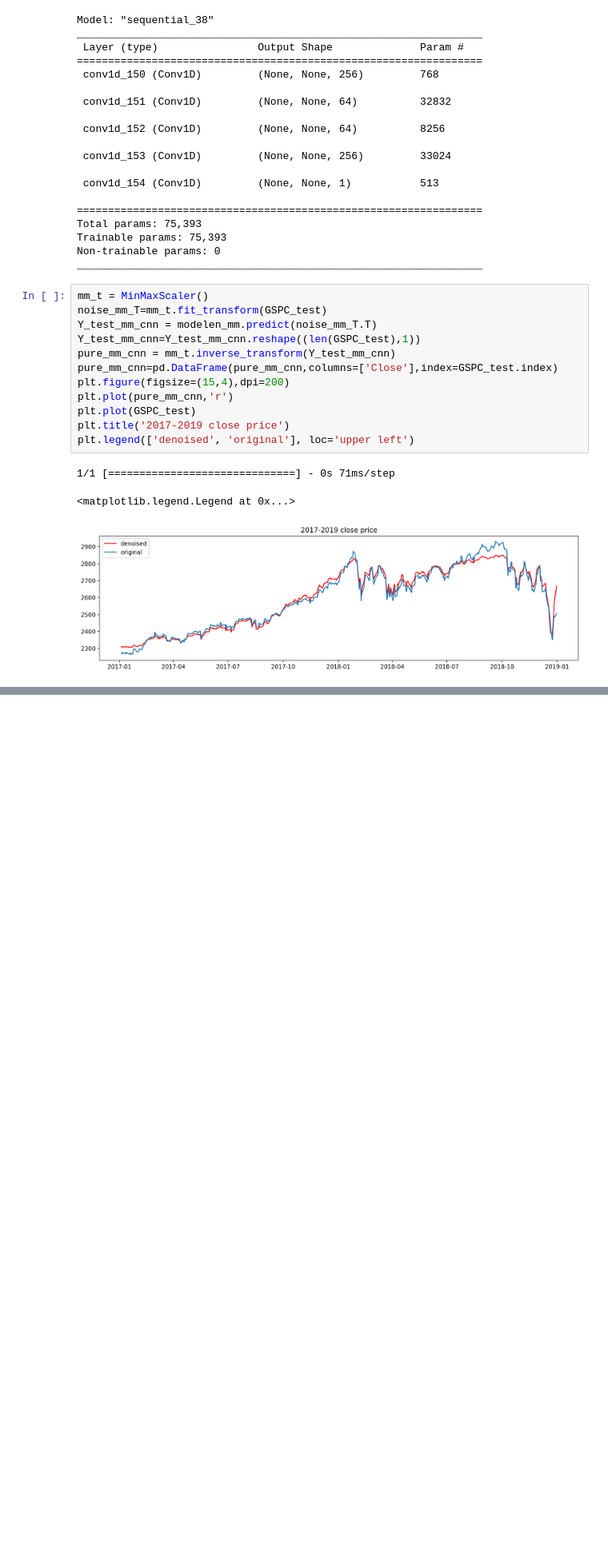
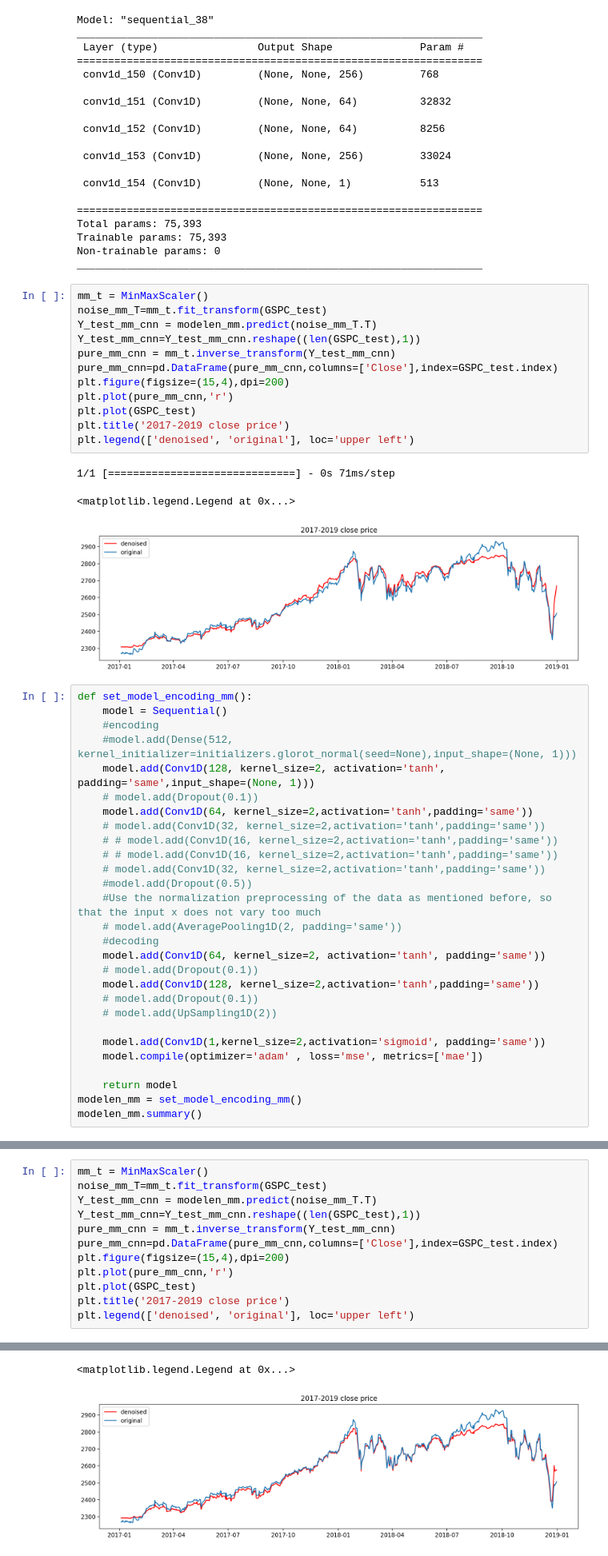
Before and after one commit to cts739337037/intership_tianshu_chu, a Jupyter notebook: model save.ipynb, the cells around one changed output, grey strips where cells are left out. Shown at 80% size. Saved outputs shown, nothing was run; the diff lists cells and outputs as text; blank space fills up the shorter version.

```diff
--- a/model save.ipynb
+++ b/model save.ipynb
@@ -307,3 +307,31 @@ plt.legend(['denoised', 'original'], loc='upper left')
 1/1 [==============================] - 0s 71ms/step
 <matplotlib.legend.Legend at 0x...>
 [figure]
+# %%
+def set_model_encoding_mm():
+    model = Sequential()
+    #encoding
+    #model.add(Dense(512, kernel_initializer=initializers.glorot_normal(seed=None),input_shape=(None, 1)))
+    model.add(Conv1D(128, kernel_size=2, activation='tanh', padding='same',input_shape=(None, 1)))
+    # model.add(Dropout(0.1))
+    model.add(Conv1D(64, kernel_size=2,activation='tanh',padding='same'))
+    # model.add(Conv1D(32, kernel_size=2,activation='tanh',padding='same'))
+    # # model.add(Conv1D(16, kernel_size=2,activation='tanh',padding='same'))
+    # # model.add(Conv1D(16, kernel_size=2,activation='tanh',padding='same'))
+    # model.add(Conv1D(32, kernel_size=2,activation='tanh',padding='same'))
+    #model.add(Dropout(0.5))
+    #Use the normalization preprocessing of the data as mentioned before, so that the input x does not vary too much
+    # model.add(AveragePooling1D(2, padding='same'))
+    #decoding
+    model.add(Conv1D(64, kernel_size=2, activation='tanh', padding='same'))
+    # model.add(Dropout(0.1))
+    model.add(Conv1D(128, kernel_size=2,activation='tanh',padding='same'))
+    # model.add(Dropout(0.1))
+    # model.add(UpSampling1D(2))
+
+    model.add(Conv1D(1,kernel_size=2,activation='sigmoid', padding='same'))
+    model.compile(optimizer='adam' , loss='mse', metrics=['mae'])
+
+    return model
+modelen_mm = set_model_encoding_mm()
+modelen_mm.summary()
@@ -309,0 +358,13 @@ plt.legend(['denoised', 'original'], loc='upper left')
+# %%
+mm_t = MinMaxScaler()
+noise_mm_T=mm_t.fit_transform(GSPC_test)
+Y_test_mm_cnn = modelen_mm.predict(noise_mm_T.T)
+Y_test_mm_cnn=Y_test_mm_cnn.reshape((len(GSPC_test),1))
+pure_mm_cnn = mm_t.inverse_transform(Y_test_mm_cnn)
+pure_mm_cnn=pd.DataFrame(pure_mm_cnn,columns=['Close'],index=GSPC_test.index)
+plt.figure(figsize=(15,4),dpi=200)
+plt.plot(pure_mm_cnn,'r')
+plt.plot(GSPC_test)
+plt.title('2017-2019 close price')
+plt.legend(['denoised', 'original'], loc='upper left')
+# %% [output]
@@ -309,0 +372,2 @@ plt.legend(['denoised', 'original'], loc='upper left')
+<matplotlib.legend.Legend at 0x...>
+[figure, added]
```
Also changed, not shown: parts of 4 cells of this notebook, 15 other files.
